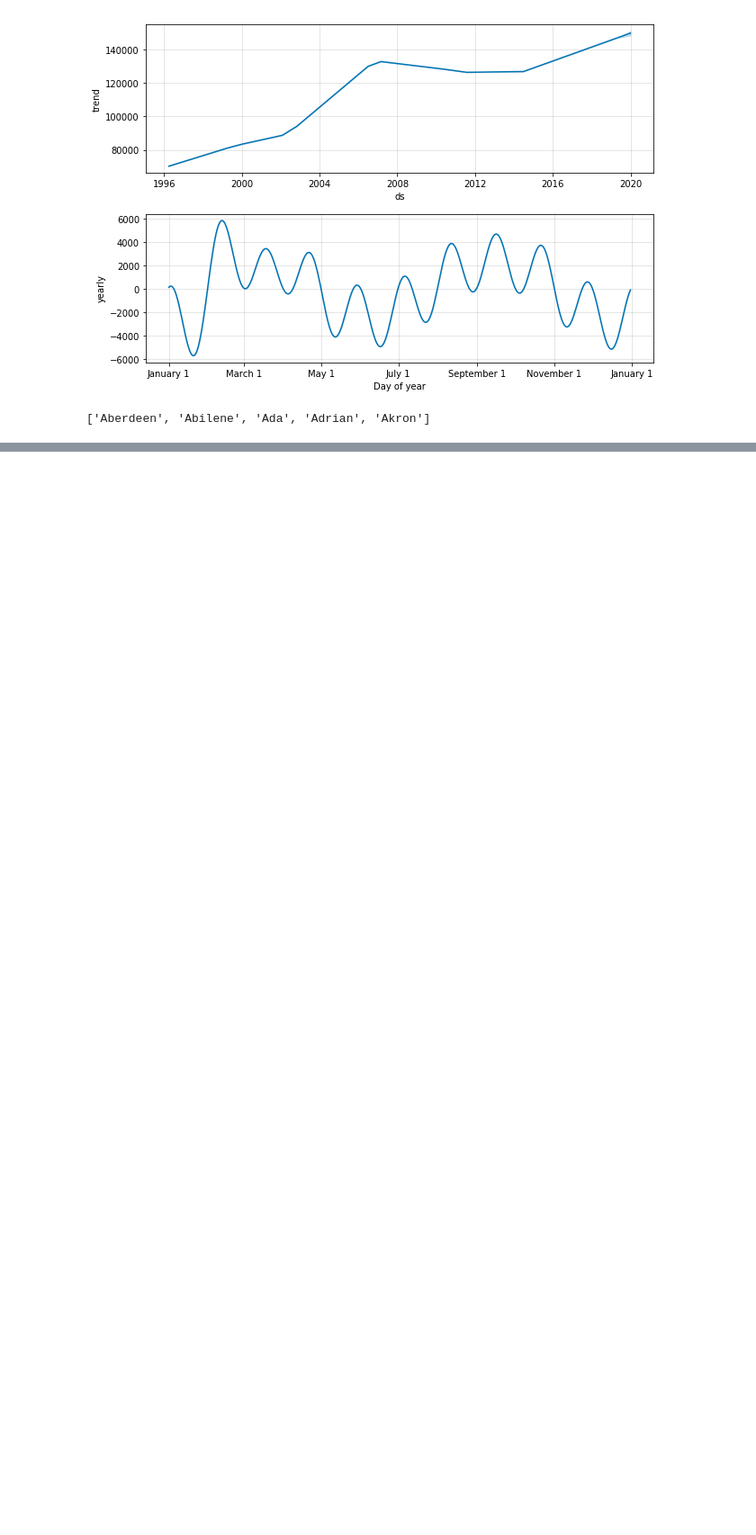
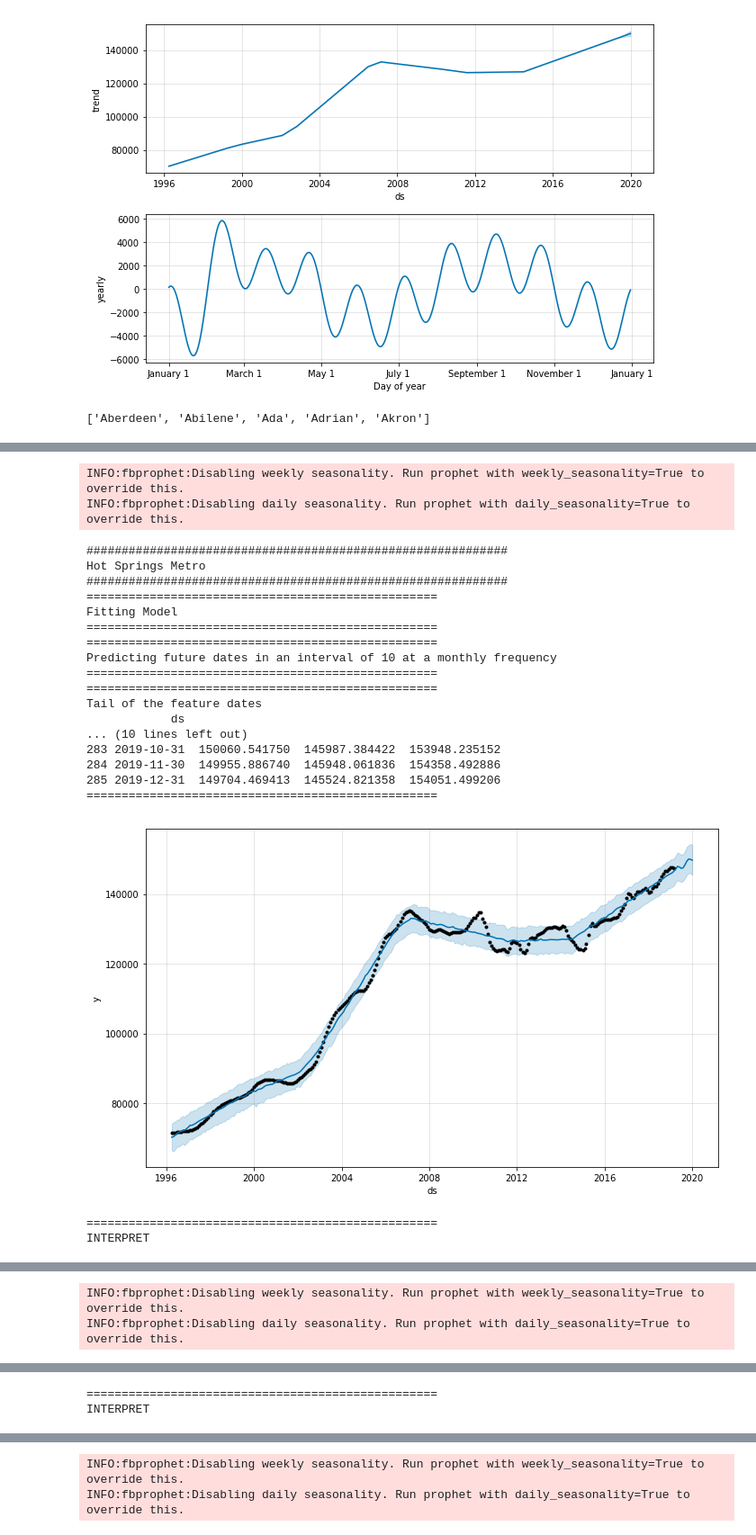
Before and after one commit to toraaglobal/SREIT, a Jupyter notebook: 02_OBTAIN_AND_EXPLORE.ipynb, the cells around one changed output, grey strips where cells are left out. Shown at 90% size. Drawn from its saved outputs; the diff is of its cells as text; code cells hidden in the pictures; blank space fills up the shorter version.

```diff
--- a/02_OBTAIN_AND_EXPLORE.ipynb
+++ b/02_OBTAIN_AND_EXPLORE.ipynb
@@ -399,2 +395,36 @@ Tail of the feature dates
 ==================================================
 ... (38 outputs left out)
+# %%
+## Metro in Arcansas
+
+ark_metro = ['Hot Springs', 'Little Rock-North Little Rock-Conway', 'Fayetteville', 'Searcy']
+
+
+for met in ark_metro:
+  print("#"*60)
+  print("{} Metro".format(met))
+  print("#"*60)
+  run_prophet(df_metro[df_metro['Metro']== met])
+# %% [output]
+INFO:fbprophet:Disabling weekly seasonality. Run prophet with weekly_seasonality=True to override this.
+INFO:fbprophet:Disabling daily seasonality. Run prophet with daily_seasonality=True to override this.
+############################################################
+Hot Springs Metro
+############################################################
+==================================================
+Fitting Model
+==================================================
+==================================================
+Predicting future dates in an interval of 10 at a monthly frequency
+==================================================
+==================================================
+Tail of the feature dates
+            ds
+... (10 lines left out)
+283 2019-10-31  150060.541750  145987.384422  153948.235152
+284 2019-11-30  149955.886740  145948.061836  154358.492886
+285 2019-12-31  149704.469413  145524.821358  154051.499206
+==================================================
+[figure, added]
+==================================================
+INTERPRET
@@ -400,0 +432,2 @@ Tail of the feature dates
+INFO:fbprophet:Disabling weekly seasonality. Run prophet with weekly_seasonality=True to override this.
+INFO:fbprophet:Disabling daily seasonality. Run prophet with daily_seasonality=True to override this.
@@ -400,0 +452,2 @@ Tail of the feature dates
+==================================================
+INTERPRET
@@ -400,0 +455,2 @@ Tail of the feature dates
+INFO:fbprophet:Disabling weekly seasonality. Run prophet with weekly_seasonality=True to override this.
+INFO:fbprophet:Disabling daily seasonality. Run prophet with daily_seasonality=True to override this.
```
Also changed, not shown: parts of 10 cells of this notebook.
